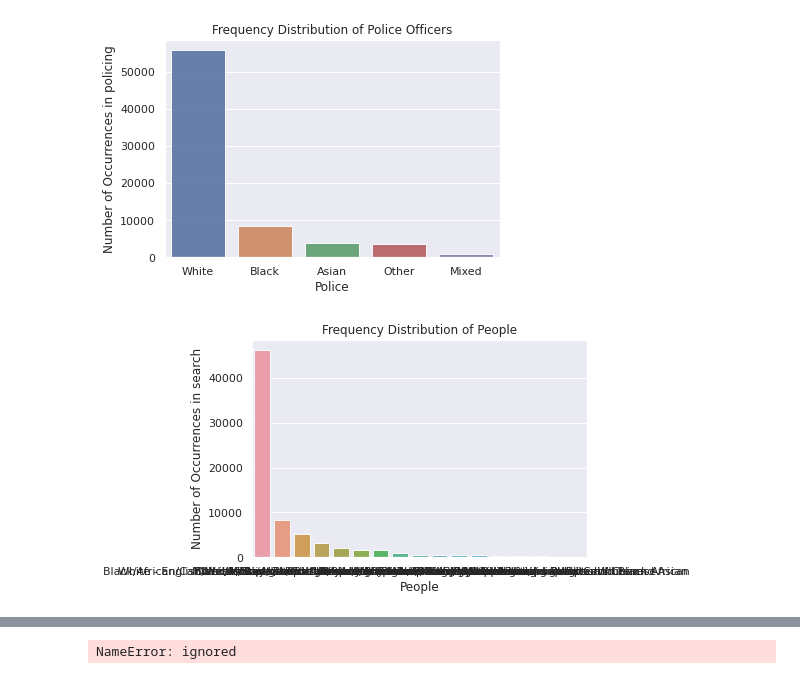
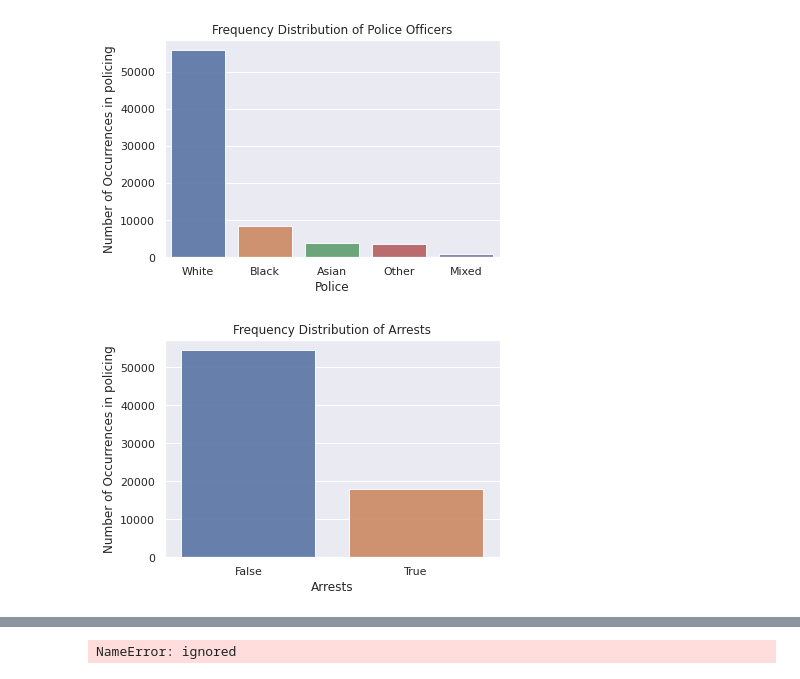
Before and after one commit to ah20776/CE888---Assignment, a Jupyter notebook: Ethnicity in UK Policing/newbias.ipynb, the cells around one changed output, grey strips where cells are left out. Saved outputs shown, nothing was run; the diff lists cells and outputs as text; code cells hidden in the pictures.

```diff
--- a/Ethnicity in UK Policing/newbias.ipynb
+++ b/Ethnicity in UK Policing/newbias.ipynb
@@ -389,15 +395,12 @@ plt.show()
 # %% [output]
 [figure]
 # %%
-%matplotlib inline
-import seaborn as sns
-import matplotlib.pyplot as plt
-people_count = data['self_defined_ethnicity'].value_counts()
+arrest_count = data['outcome_linked_to_object_of_search'].value_counts()
 sns.set(style="darkgrid")
-sns.barplot(people_count.index, people_count.values, alpha=0.9)
-plt.title('Frequency Distribution of People')
-plt.ylabel('Number of Occurrences in search', fontsize=12)
-plt.xlabel('People', fontsize=12)
+sns.barplot(arrest_count.index, arrest_count.values, alpha=0.9)
+plt.title('Frequency Distribution of Arrests')
+plt.ylabel('Number of Occurrences in policing', fontsize=12)
+plt.xlabel('Arrests', fontsize=12)
 plt.show()
 # %% [output]
-[figure, old version]
+[figure, new version]
```
Also changed, not shown: parts of 2 cells of this notebook.
